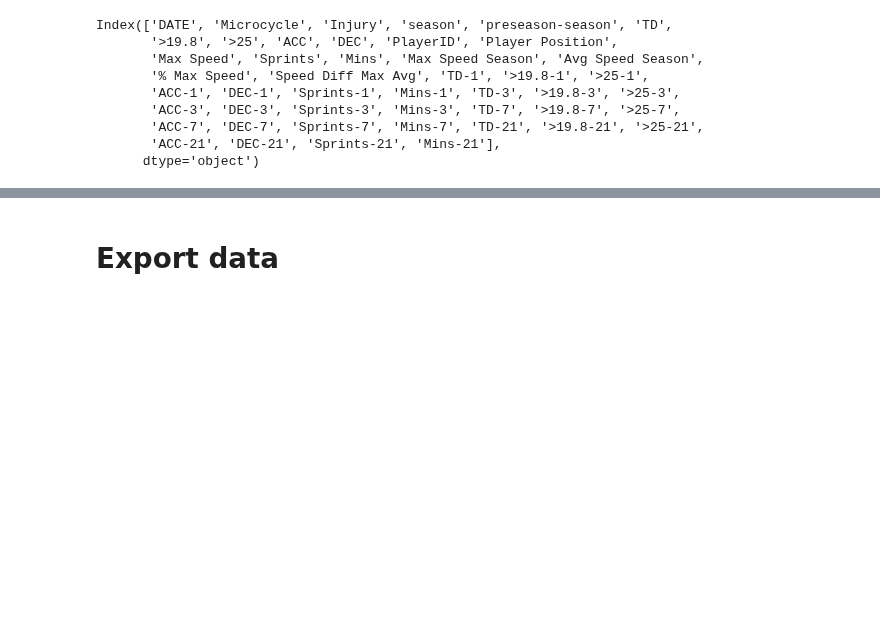
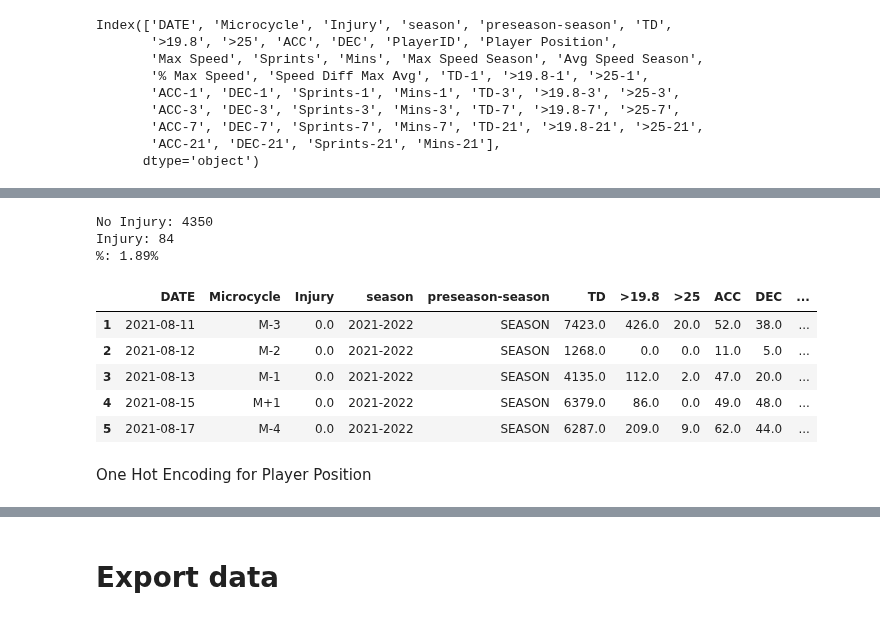
Before and after one commit to Tommy-Las/WatfordFC, a Jupyter notebook: Data_cleaning_transformation.ipynb, the cells around one changed output, grey strips where cells are left out. Saved outputs shown, nothing was run; the diff lists cells and outputs as text; code cells hidden in the pictures; blank space fills up the shorter version.

```diff
--- a/Data_cleaning_transformation.ipynb
+++ b/Data_cleaning_transformation.ipynb
@@ -762,7 +647,7 @@ def calcular_acumulado(df, columnas_calcular, dias):
 # %%
 cols_calculate = ['TD', '>19.8', '>25', 'ACC', 'DEC', 'Sprints', 'Mins']
 
-cumulative_df = calcular_acumulado(df_max_avg, cols_calculate, [1,3,7,21]) # loads -1, -3, -7, -21
+cumulative_df = calcular_acumulado(df_rel, cols_calculate, [1,3,7,21]) # loads -1, -3, -7, -21
 # %%
 cumulative_df.head()
 # %% [output]
@@ -883,25 +842,18 @@ Index(['DATE', 'Microcycle', 'Injury', 'season', 'preseason-season', 'TD',
 # %%
-# def shift_injuries_7_days(df):
-#   copy_df = df.copy()
+def shift_injuries_x_days(df, x):
+    copy_df = df.copy()
 
-#     # Initialize a new column for the 7-day injury prediction label
-#   copy_df['Injury_7_day'] = 0
+    # Iterate over the df to shift injury labels
+    for idx, row in copy_df.iterrows():
+        if row['Injury'] == 1:
+            # Get the player's ID and the injury date
+            player_id = row['PlayerID']
+            injury_date = row['DATE']
 
-#   # Iterate over the df to assign labels to rows in the 7 days before an injury
-#   for idx, row in copy_df.iterrows():
-#       if row['Injury'] == 1:
-#           # Get the player's ID
-#           player_id = row['PlayerID']
-#           injury_date = row['DATE']
+            # Shift injury labels for the current day and the previous x days
+            for i in range(0, x + 1):
+                prev_date = pd.to_datetime(injury_date) - pd.Timedelta(days=i)
+                mask = (copy_df['PlayerID'] == player_id) & (copy_df['DATE'] == prev_date)
+                copy_df.loc[mask, 'Injury'] = 1
 
-#           # Assign injury label to the previous 7 days for the same player
-#           # Change 0 to 1 to not include the day of the injury
-#           for i in range(0, 8):
-#               prev_date = pd.to_datetime(injury_date) - pd.Timedelta(days=i)
-#               mask = (copy_df['PlayerID'] == player_id) & (copy_df['DATE'] == prev_date)
-#               copy_df.loc[mask, 'Injury_7_day'] = 1
-
-#   # Drop the original injury rows
-#   # copy_df = copy_df[copy_df['Injury'] == 0]
-
-#   return copy_df
+    return copy_df
@@ -911 +860,22 @@ final_df = cumulative_df.copy()
+# %%
+df_injury_shifted = shift_injuries_x_days(cumulative_df, 2)
+# %%
+print("No Injury: " + str(df_injury_shifted[df_injury_shifted["Injury"] == 0].shape[0]))
+print("Injury: " + str(df_injury_shifted[df_injury_shifted["Injury"] == 1].shape[0]))
+print(f"%: {((df_injury_shifted[df_injury_shifted['Injury'] == 1].shape[0] / df_injury_shifted.shape[0]) * 100):.2f}%")
+# %% [output]
+No Injury: 4350
+Injury: 84
+%: 1.89%
+# %%
+df_injury_shifted.head()
+# %% [output]
+|  | DATE | Microcycle | Injury | season | preseason-season | TD | >19.8 | >25 | ACC | DEC | ... |
+| 1 | 2021-08-11 | M-3 | 0.0 | 2021-2022 | SEASON | 7423.0 | 426.0 | 20.0 | 52.0 | 38.0 | ... |
+| 2 | 2021-08-12 | M-2 | 0.0 | 2021-2022 | SEASON | 1268.0 | 0.0 | 0.0 | 11.0 | 5.0 | ... |
+| 3 | 2021-08-13 | M-1 | 0.0 | 2021-2022 | SEASON | 4135.0 | 112.0 | 2.0 | 47.0 | 20.0 | ... |
+| 4 | 2021-08-15 | M+1 | 0.0 | 2021-2022 | SEASON | 6379.0 | 86.0 | 0.0 | 49.0 | 48.0 | ... |
+| 5 | 2021-08-17 | M-4 | 0.0 | 2021-2022 | SEASON | 6287.0 | 209.0 | 9.0 | 62.0 | 44.0 | ... |
+# %% [markdown]
+One Hot Encoding for Player Position
 # %%
```
Also changed, not shown: parts of 34 cells of this notebook, 2 other files.
